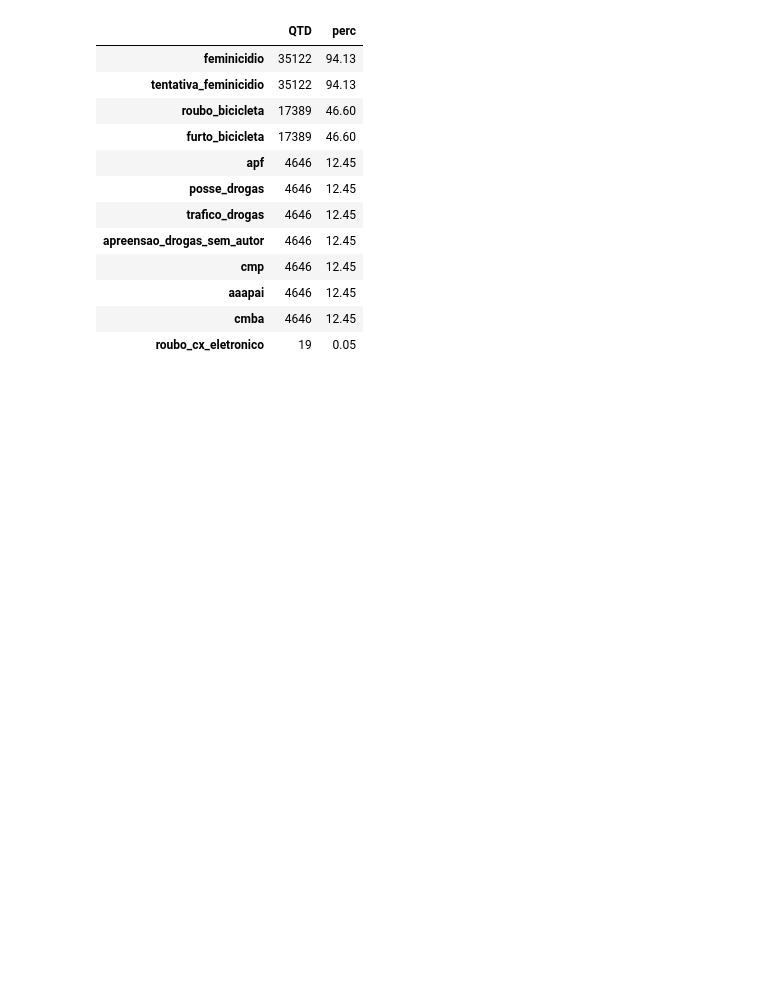
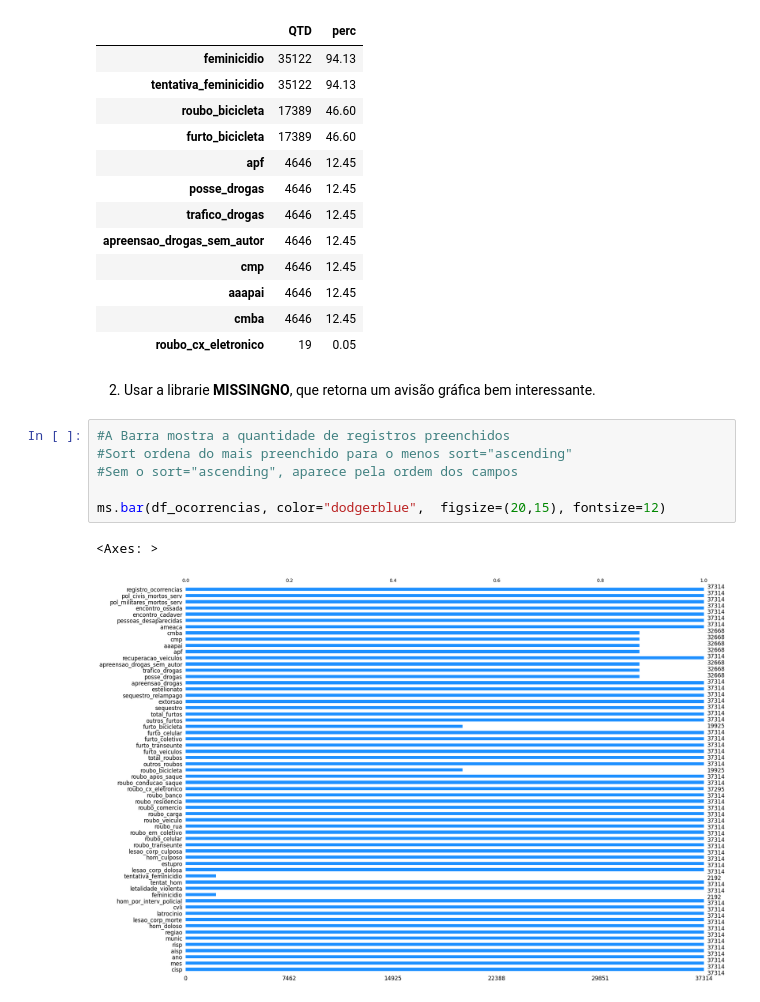
Before and after one commit to gabrielmprata/Info_seguranca_publica_rj, a Jupyter notebook: Info_seguranca_publica_rj.ipynb, the cells around one changed output. Drawn from its saved outputs; the diff is of its cells as text; blank space fills up the shorter version.

```diff
--- a/Info_seguranca_publica_rj.ipynb
+++ b/Info_seguranca_publica_rj.ipynb
@@ -241,3 +241,14 @@ dfnull.query('QTD > 0').sort_values(by='perc', ascending=False)
 | aaapai | 4646 | 12.45 |
 | cmba | 4646 | 12.45 |
 | roubo_cx_eletronico | 19 | 0.05 |
+# %% [markdown]
+2) Usar a librarie **MISSINGNO**, que retorna um avisão gráfica bem interessante.
+# %%
+#A Barra mostra a quantidade de registros preenchidos
+#Sort ordena do mais preenchido para o menos sort="ascending"
+#Sem o sort="ascending", aparece pela ordem dos campos
+
+ms.bar(df_ocorrencias, color="dodgerblue",  figsize=(20,15), fontsize=12)
+# %% [output]
+<Axes: >
+[figure, added]
```
Also changed, not shown: parts of 1 cell of this notebook.
